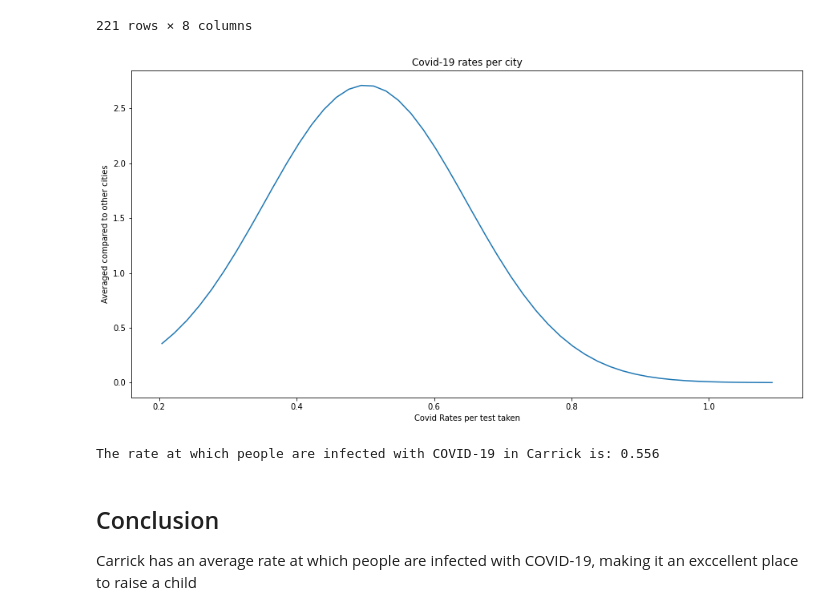
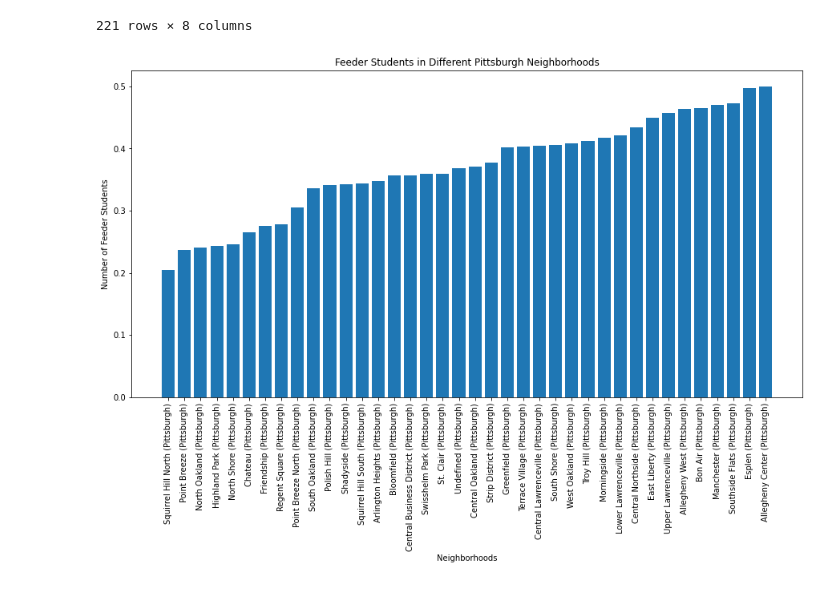
Before and after one commit to DavidGTeklea/BigIdeasFinal, a Jupyter notebook: covid_rates.ipynb, the cells around one changed output. Cells and saved outputs as stored; diff of their text form; code cells hidden in the pictures.

```diff
--- a/covid_rates.ipynb
+++ b/covid_rates.ipynb
@@ -22,6 +26,11 @@ covid.head(221)
 | 219 | Wilmerding | 1752 | 168 | 4 | 29 | 2814 | ... |
 | 220 | Windgap (Pittsburgh) | 1071 | 58 | 3 | 11 | 2125 | ... |
 221 rows × 8 columns
+# %%
+lowestCases = {}
+for key in lowHigh:
+    if lowHigh[key] <= mean:
+        lowestCases[key] = lowToHigh[key]
 # %%
 ##Searches for the number of infections and the number of tests to find the percentage of infections per test taken.
 ##Filters out cities that don't have "(Pittsburgh)" in the name
@@ -36,30 +45,3 @@ for i in covid.index:
 
 ##Sorts the list from the lowest pecent to the highest
 lowToHigh = {k: v for k, v in sorted(infPerPCR.items(), key = lambda v: v[1])}
-
-##Plots the data as a normal curve
-data = []
-
-for key, value in lowToHigh.items():
-    data = data + [value]
-
-std = np.std(data, ddof=0)
-mean = np.mean(data)
-
-plt.figure(figsize=(15,7.5))
-domain = np.linspace(np.min(data), np.max(data))
-plt.plot(domain, norm.pdf(domain, mean, std))
-plt.title("Covid-19 rates per city")
-plt.xlabel("Covid Rates per test taken")
-plt.ylabel("Averaged compared to other cities")
-plt.show()
-
-print("The rate at which people are infected with COVID-19 in Carrick is: " + str(infPerPCR["Carrick (Pittsburgh)"]))
-# %% [output]
-[figure, removed]
-The rate at which people are infected with COVID-19 in Carrick is: 0.556
-# %% [markdown]
-
-## Conclusion
-
-Carrick has an average rate at which people are infected with COVID-19, making it an exccellent place to raise a child
@@ -65,0 +58,17 @@ Carrick has an average rate at which people are infected with COVID-19, making i
+# %%
+lowestRates = {}
+for key in lowToHigh:
+    if lowToHigh[key] <= mean:
+        lowestRates[key] = lowToHigh[key]
+
+a = lowestRates.items()
+x, y = zip(*a)
+plt.figure(figsize=(15,7.5))
+plt.xlabel("Neighborhoods")
+plt.ylabel("Number of Feeder Students")
+plt.title("Feeder Students in Different Pittsburgh Neighborhoods")
+plt.xticks(rotation=90)
+plt.bar(x, y)
+plt.show()
+# %% [output]
+[figure, added]
```
Also changed, not shown: parts of 4 cells of this notebook.
